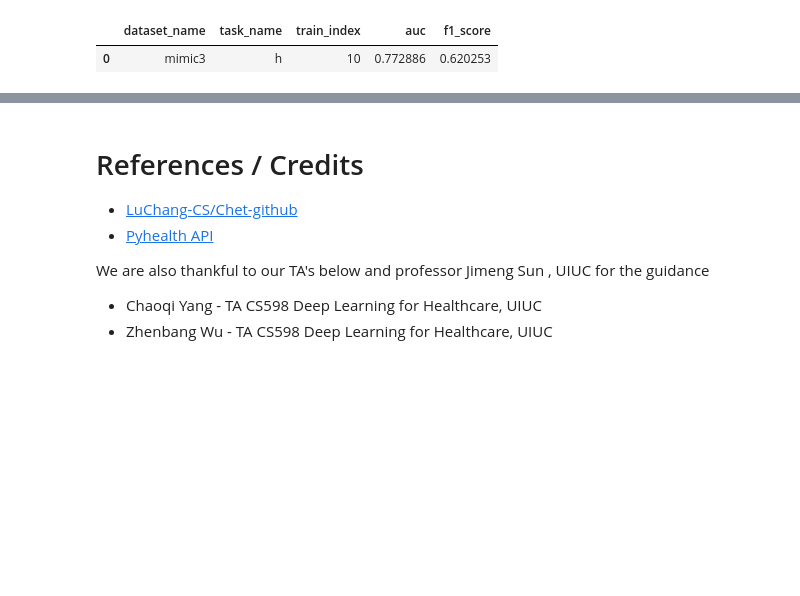
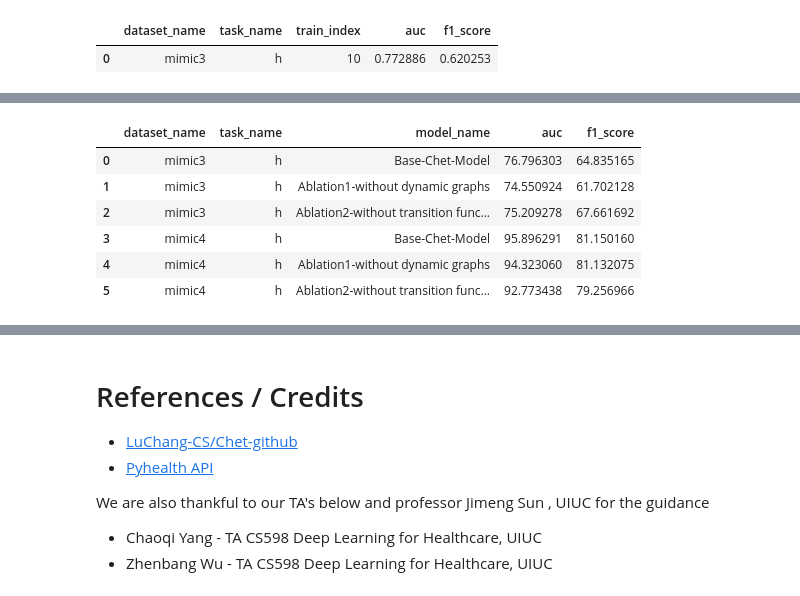
Before and after one commit to sanjayathreya/CHET, a Jupyter notebook: src/Descriptive-Notebook.ipynb, the cells around one changed output, grey strips where cells are left out. Saved outputs shown, nothing was run; the diff lists cells and outputs as text; code cells hidden in the pictures; blank space fills up the shorter version.

```diff
--- a/src/Descriptive-Notebook.ipynb
+++ b/src/Descriptive-Notebook.ipynb
@@ -738,0 +748,15 @@ Our final results are summarized in the tables below
+# %%
+output_dir = os.path.join('..','out')
+ablation_dir = os.path.join(output_dir,'result_ablations_task_h.csv')
+df = pd.read_csv(ablation_dir)
+df['auc'] = df['auc'] * 100
+df['f1_score'] = df['f1_score'] * 100
+df[['dataset_name','task_name','model_name','auc','f1_score']]
+# %% [output]
+|  | dataset_name | task_name | model_name | auc | f1_score |
+| 0 | mimic3 | h | Base-Chet-Model | 76.796303 | 64.835165 |
+| 1 | mimic3 | h | Ablation1-without dynamic graphs | 74.550924 | 61.702128 |
+| 2 | mimic3 | h | Ablation2-without transition func... | 75.209278 | 67.661692 |
+| 3 | mimic4 | h | Base-Chet-Model | 95.896291 | 81.150160 |
+| 4 | mimic4 | h | Ablation1-without dynamic graphs | 94.323060 | 81.132075 |
+| 5 | mimic4 | h | Ablation2-without transition func... | 92.773438 | 79.256966 |
```
Also changed, not shown: parts of 17 cells of this notebook.
